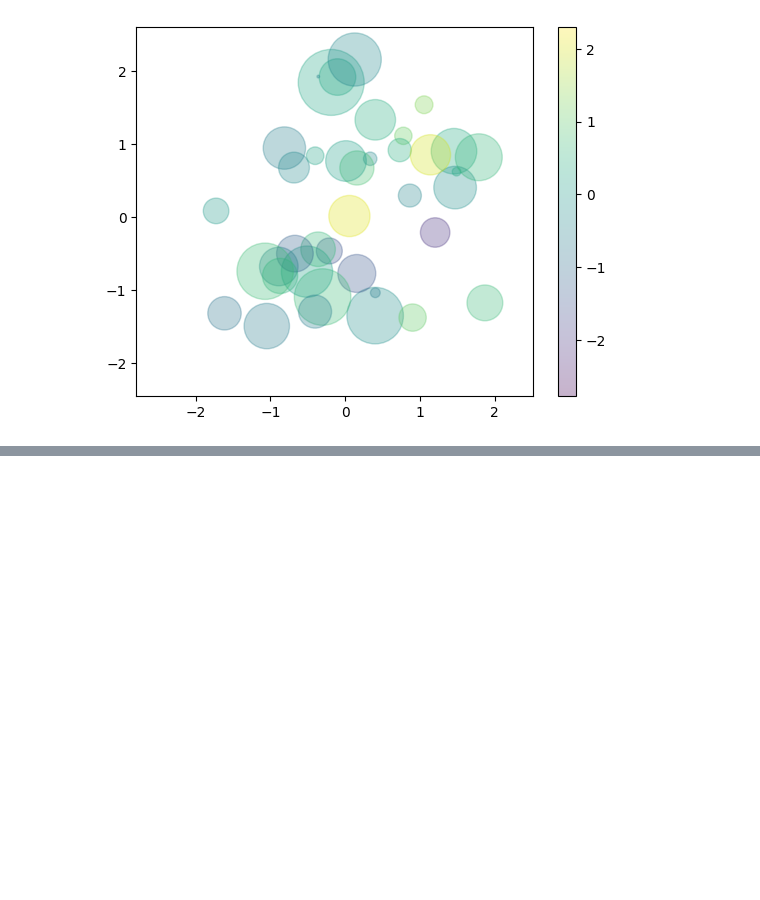
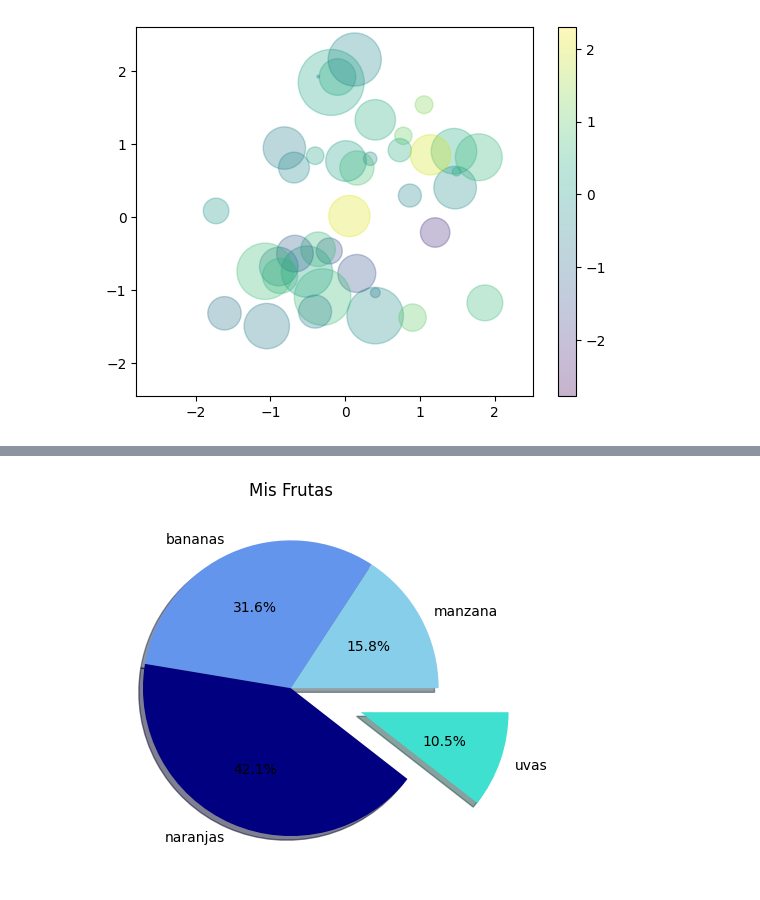
Before and after one commit to MyAppsTest/ciencia_datos_udemy_fg, a Jupyter notebook: Matplotlib.ipynb, the cells around one changed output, grey strips where cells are left out. Cells and saved outputs as stored; diff of their text form; code cells hidden in the pictures; blank space fills up the shorter version.

```diff
--- a/Matplotlib.ipynb
+++ b/Matplotlib.ipynb
@@ -153,0 +161,6 @@ plt.colorbar();
+# %%
+df = pd.DataFrame({
+    'etiqueta': ['manzana', 'bananas', 'naranjas', 'uvas'],
+    'cantidad': [30,60,80,20]
+})
+df
@@ -153,0 +173,5 @@ plt.colorbar();
+# %%
+plt.pie(df['cantidad'], labels=df['etiqueta'], autopct='%1.1f%%', colors=['#87ceeb', '#6495ed', '#000080', '#40e0d0'], shadow=True, explode=(0,0,0,0.5))
+plt.title("Mis Frutas");
+# %% [output]
+[figure, added]
```
Also changed, not shown: parts of 3 cells of this notebook.
